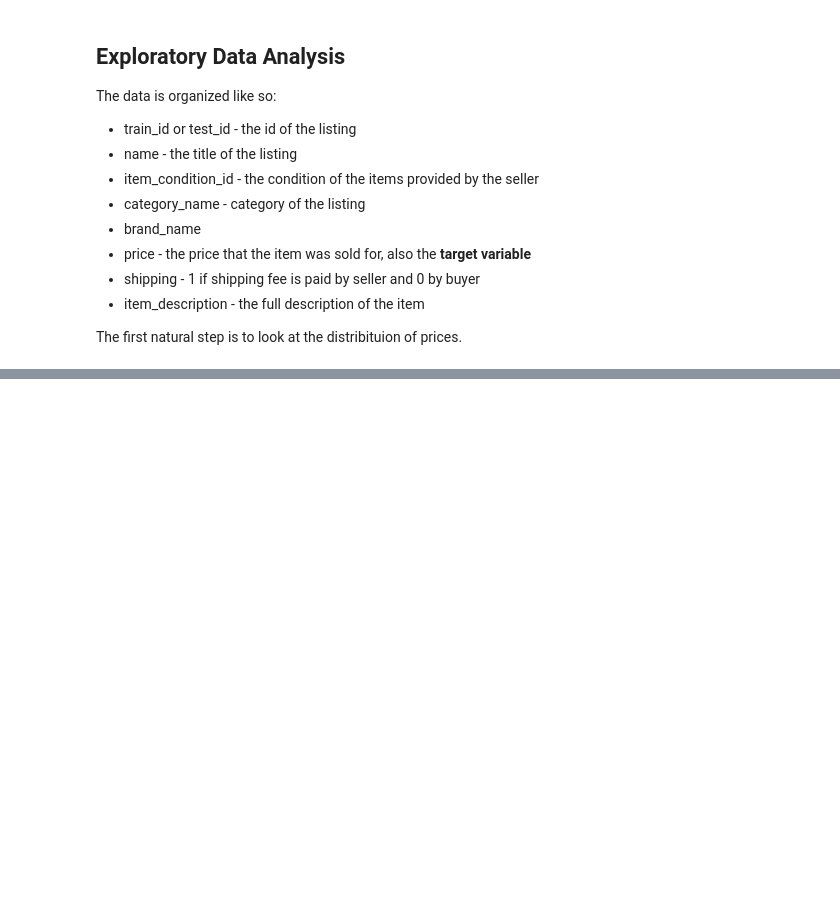
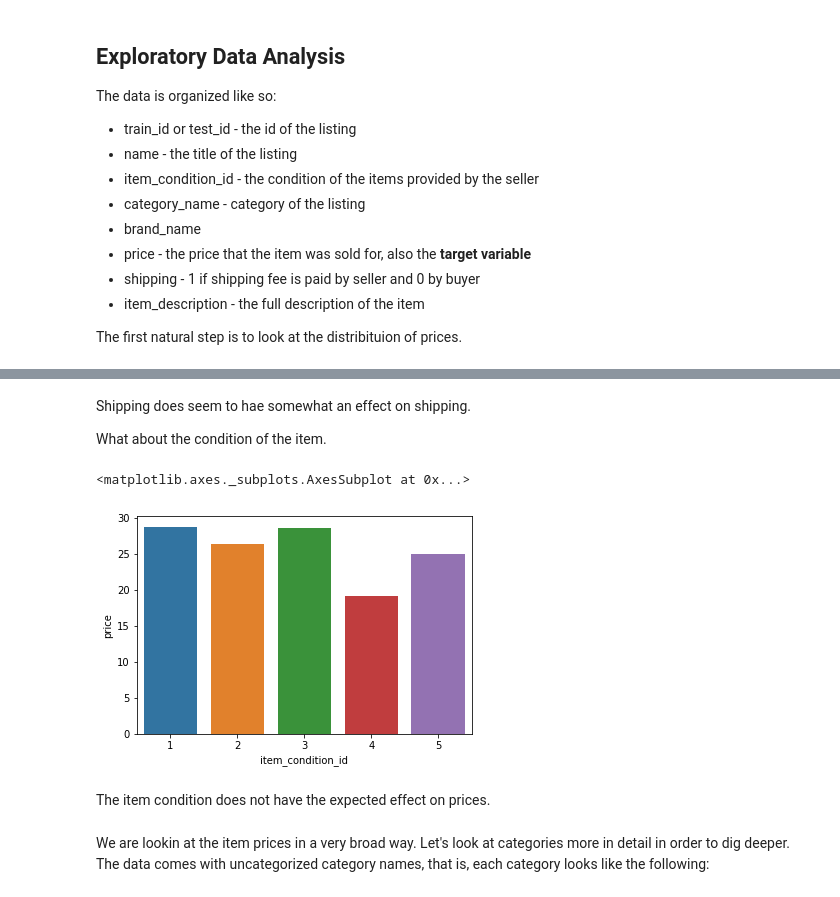
Before and after one commit to Meissnerinc/Mercari-Price-Challenge, a Jupyter notebook: Mercari Price Suggestion Challenge.ipynb, the cells around one changed output, grey strips where cells are left out. Drawn from its saved outputs; the diff is of its cells as text; code cells hidden in the pictures; blank space fills up the shorter version.

```diff
--- a/Mercari Price Suggestion Challenge.ipynb
+++ b/Mercari Price Suggestion Challenge.ipynb
@@ -58,0 +67,13 @@ sns.distplot(np.log1p(train["price"]),ax=ax[1])
+# %% [markdown]
+Shipping does seem to hae somewhat an effect on shipping.
+
+What about the condition of the item.
+# %%
+sns.barplot(x="item_condition_id",y="price",data=train,ci=None)
+# %% [output]
+<matplotlib.axes._subplots.AxesSubplot at 0x...>
+[figure, added]
+# %% [markdown]
+The item condition does not have the expected effect on prices.
+# %% [markdown]
+We are lookin at the item prices in a very broad way. Let's look at categories more in detail in order to dig deeper. The data comes with uncategorized category names, that is, each category looks like the following:
```
Also changed, not shown: parts of 31 cells of this notebook.
